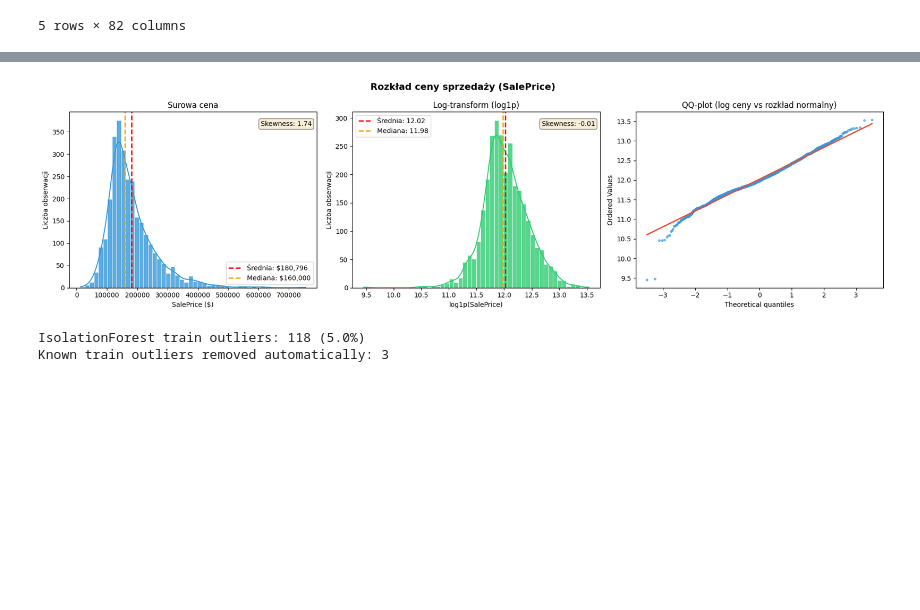
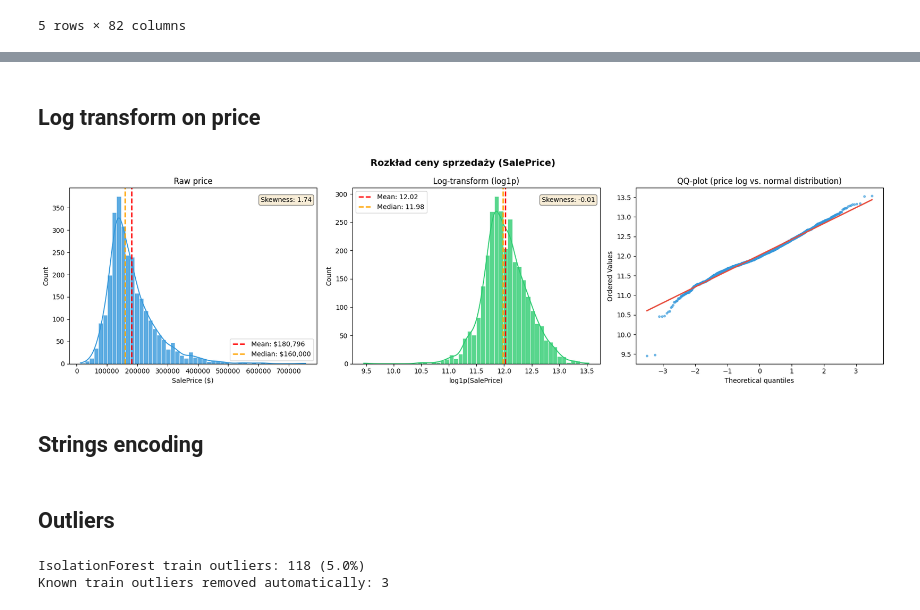
Before and after one commit to fistaszek2009/PropertyValuePredictor, a Jupyter notebook: solve-eng.ipynb, the cells around one changed output, grey strips where cells are left out. Cells and saved outputs as stored; diff of their text form; code cells hidden in the pictures; blank space fills up the shorter version.

```diff
--- a/solve.ipynb
+++ b/solve-eng.ipynb
@@ -76,6 +76,8 @@ zero_cols = [ 'Lot Frontage', 'Mas Vnr Area', 'BsmtFin SF 1', 'BsmtFin SF 2',
 df[zero_cols] = df[zero_cols].fillna(0)
 
 df['Electrical'] = df['Electrical'].fillna('SBrkr')
+# %% [markdown]
+## Log transform on price
 # %%
 from scipy import stats
 import seaborn as sns
@@ -85,44 +87,44 @@ fig.suptitle('Rozkład ceny sprzedaży (SalePrice)', fontsize=14, fontweight='bo
 
 y_all = df['SalePrice']
 
-# Histogram surowej ceny
+# Price distribution
 ax = axes[0]
 sns.histplot(y_all, bins=50, color='#3498db', alpha=0.8, edgecolor='white', kde=True, ax=ax)
-ax.axvline(y_all.mean(), color='red', linestyle='--', linewidth=2, label=f'Średnia: ${y_all.mean():,.0f}')
-ax.axvline(y_all.median(), color='orange', linestyle='--', linewidth=2, label=f'Mediana: ${y_all.median():,.0f}')
-ax.set_title('Surowa cena')
+ax.axvline(y_all.mean(), color='red', linestyle='--', linewidth=2, label=f'Mean: ${y_all.mean():,.0f}')
+ax.axvline(y_all.median(), color='orange', linestyle='--', linewidth=2, label=f'Median: ${y_all.median():,.0f}')
+ax.set_title('Raw price')
 ax.set_xlabel('SalePrice ($)')
-ax.set_ylabel('Liczba obserwacji')
+ax.set_ylabel('Count')
 ax.legend()
 skew_val = stats.skew(y_all)
 ax.text(0.98, 0.95, f'Skewness: {skew_val:.2f}', transform=ax.transAxes,
         ha='right', va='top', bbox=dict(boxstyle='round', facecolor='wheat', alpha=0.5))
 
 # Log-transform
 y_log = np.log1p(y_all)
 ax = axes[1]
 sns.histplot(y_log, bins=50, color='#2ecc71', alpha=0.8, edgecolor='white', kde=True, ax=ax)
-ax.axvline(y_log.mean(), color='red', linestyle='--', linewidth=2, label=f'Średnia: {y_log.mean():.2f}')
-ax.axvline(y_log.median(), color='orange', linestyle='--', linewidth=2, label=f'Mediana: {y_log.median():.2f}')
+ax.axvline(y_log.mean(), color='red', linestyle='--', linewidth=2, label=f'Mean: {y_log.mean():.2f}')
+ax.axvline(y_log.median(), color='orange', linestyle='--', linewidth=2, label=f'Median: {y_log.median():.2f}')
 ax.set_title('Log-transform (log1p)')
 ax.set_xlabel('log1p(SalePrice)')
-ax.set_ylabel('Liczba obserwacji')
+ax.set_ylabel('Count')
 ax.legend()
 skew_log = stats.skew(y_log)
 ax.text(0.98, 0.95, f'Skewness: {skew_log:.2f}', transform=ax.transAxes,
         ha='right', va='top', bbox=dict(boxstyle='round', facecolor='wheat', alpha=0.5))
 
 # QQ-plot
 ax = axes[2]
 stats.probplot(y_log, dist='norm', plot=ax)
-ax.set_title('QQ-plot (log ceny vs rozkład normalny)')
+ax.set_title('QQ-plot (price log vs. normal distribution)')
 ax.get_lines()[0].set(color='#3498db', alpha=0.6, markersize=3)
 ax.get_lines()[1].set(color='#e74c3c', linewidth=2)
 
 plt.tight_layout()
 plt.show()
 # %% [output]
-[figure, old version]
+[figure, new version]
 # %%
 outliers = df[y_log < 10.0]
 df.drop(outliers.index, inplace=True)
@@ -137,6 +139,8 @@ X_train, X_test, y_train, y_test = train_test_split(X, y, test_size=0.2, random_
 # %%
 y_train_log = np.log1p(y_train)
 y_test_log  = np.log1p(y_test)
+# %% [markdown]
+## Strings encoding
 # %%
 from sklearn.preprocessing import OrdinalEncoder, OneHotEncoder, TargetEncoder
 
@@ -195,6 +199,8 @@ target_cols = [  'MS SubClass', 'Neighborhood', 'Condition 1', 'Garage Type',
 te = TargetEncoder(target_type="continuous", random_state=RANDOM_STATE)
 X_train[target_cols] = te.fit_transform(X_train[target_cols], y_train)
 X_test[target_cols]  = te.transform(X_test[target_cols])
+# %% [markdown]
+## Outliers
 # %%
 from sklearn.ensemble import IsolationForest
 from sklearn.decomposition import PCA
```
Also changed, not shown: parts of 25 cells of this notebook, 5 other files.
